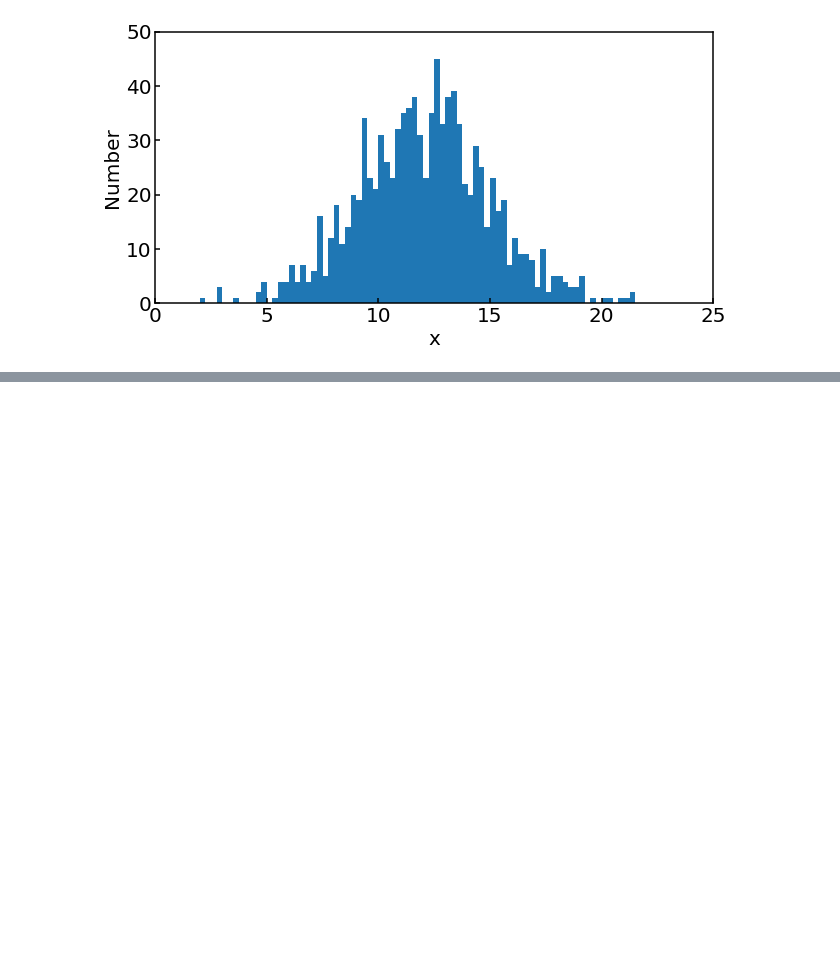
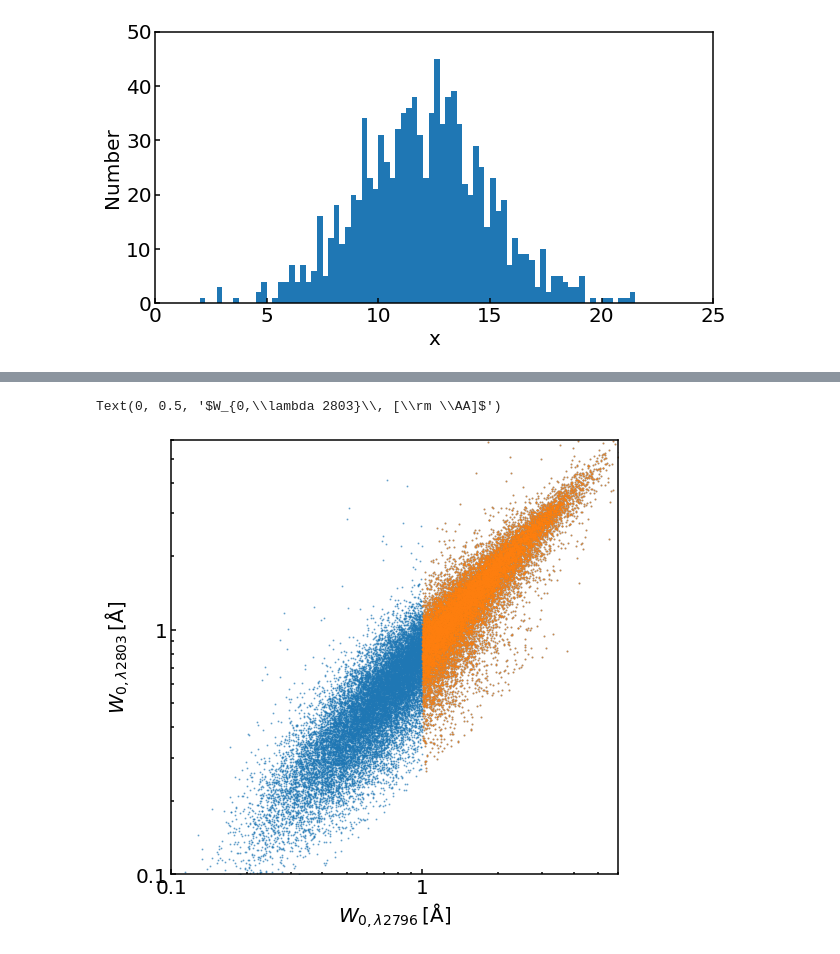
Before and after one commit to CrazyAncestor/Data-Analysis-in-Astronomy-2021, a Jupyter notebook: Week_1/Python_basic.ipynb, the cells around one changed output, grey strips where cells are left out. Cells and saved outputs as stored; diff of their text form; code cells hidden in the pictures; blank space fills up the shorter version.

Commit message:
Adding an example catalog and the code

```diff
--- a/Week_1/Python_basic.ipynb
+++ b/Week_1/Python_basic.ipynb
@@ -291,0 +310,4 @@ plt.xlim(0,25)
+# %%
+data = pf.open('Trimmed_SDSS_DR7_107.fits')
+# %%
+catalog = data[1].data
@@ -291,0 +334,22 @@ plt.xlim(0,25)
+# %%
+search = np.where(catalog['REW_MGII_2796']>1.0)
+
+
+my_plot_style()
+
+plt.figure(figsize=(8,8))
+plt.scatter(catalog['REW_MGII_2796'],catalog['REW_MGII_2803'],s=1,alpha=0.5)
+
+plt.scatter(catalog['REW_MGII_2796'][search[0]],catalog['REW_MGII_2803'][search[0]],s=1,alpha=0.5)
+plt.xscale('log')
+plt.yscale('log')
+plt.xlim(0.1,6)
+plt.ylim(0.1,6)
+
+plt.xticks([0.1,1],('0.1','1'))
+plt.yticks([0.1,1],('0.1','1'))
+plt.xlabel('$W_{0,\lambda 2796}\\, [\\rm \AA]$')
+plt.ylabel('$W_{0,\lambda 2803}\\, [\\rm \AA]$')
+# %% [output]
+Text(0, 0.5, '$W_{0,\\lambda 2803}\\, [\\rm \\AA]$')
+[figure, added]
```
Also changed, not shown: parts of 12 cells of this notebook, 3 other files.
